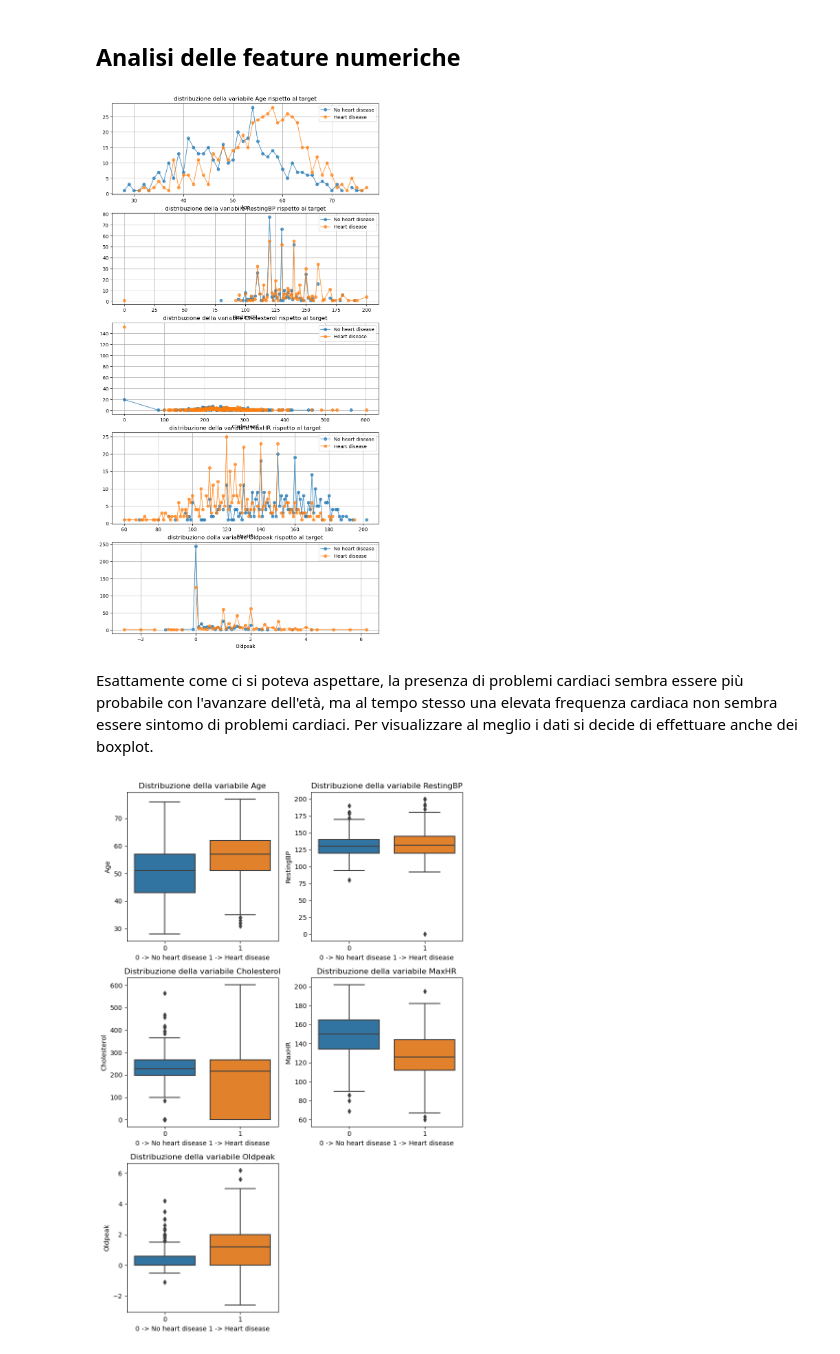
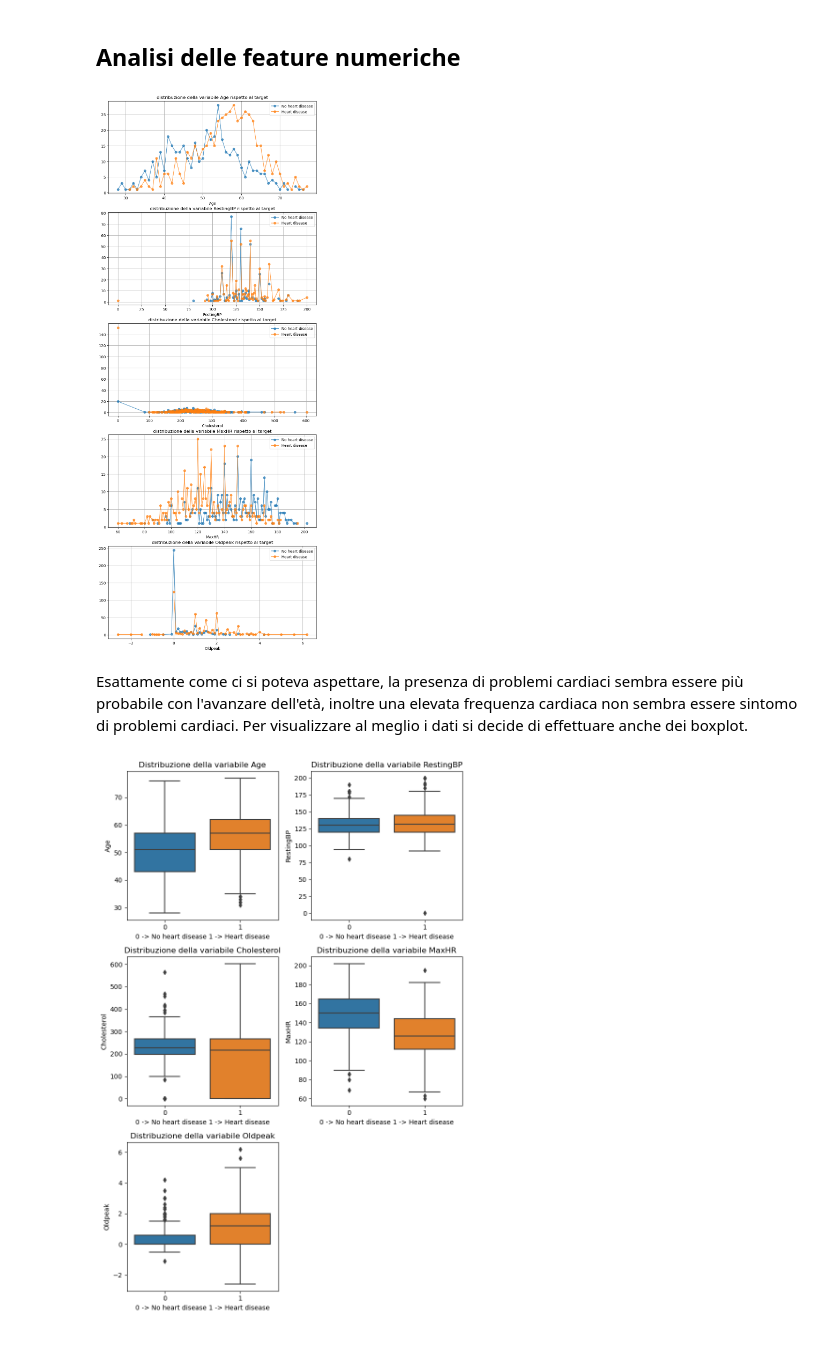
Before and after one commit to Orbmad/Data_Intensive_project, a Jupyter notebook: heart_failure_prediction.ipynb, the cells around one changed output. Drawn from its saved outputs; the diff is of its cells as text; code cells hidden in the pictures.

```diff
--- a/heart_failure_prediction.ipynb
+++ b/heart_failure_prediction.ipynb
@@ -221,7 +221,7 @@ I grafici mostrano alcuni risultati interessanti, ad esempio si può notare come
 ## Analisi delle feature numeriche
 # %%
 # 1 -> Heart disease, 0 -> Normal
-fig, ax = plt.subplots(nrows=5, ncols=1, figsize=(10, 20))
+fig, ax = plt.subplots(nrows=5, ncols=1, figsize=(10, 26))
 
 # Age subplot
 plt.subplot(5,1,1)
@@ -253,36 +253,36 @@ plt.plot(counts.index, counts[0], label="No heart disease", marker='o', alpha=0.
 plt.plot(counts.index, counts[1], label="Heart disease", marker='o', alpha=0.7)
 plt.xlabel(feature_name)
 plt.title(f"distribuzione della variabile {feature_name} rispetto al target")
 plt.legend()
 plt.grid(True)
 
 # MaxHR subplot
 plt.subplot(5,1,4)
 feature_name = 'MaxHR'
 counts = dataset[[feature_name, "HeartDisease"]].groupby([feature_name, "HeartDisease"]).size().unstack()
 plt.plot(counts.index, counts[0], label="No heart disease", marker='o', alpha=0.7)
 plt.plot(counts.index, counts[1], label="Heart disease", marker='o', alpha=0.7)
 plt.xlabel(feature_name)
 plt.title(f"distribuzione della variabile {feature_name} rispetto al target")
 plt.legend()
 plt.grid(True)
 
 # Oldpeak subplot
 plt.subplot(5,1,5)
 feature_name = 'Oldpeak'
 counts = dataset[[feature_name, "HeartDisease"]].groupby([feature_name, "HeartDisease"]).size().unstack()
 plt.plot(counts.index, counts[0], label="No heart disease", marker='o', alpha=0.7)
 plt.plot(counts.index, counts[1], label="Heart disease", marker='o', alpha=0.7)
 plt.xlabel(feature_name)
 plt.title(f"distribuzione della variabile {feature_name} rispetto al target")
 plt.legend()
 plt.grid(True)
 
 plt.show()
 # %% [output]
-[figure, old version]
+[figure, new version]
 # %% [markdown]
-Esattamente come ci si poteva aspettare, la presenza di problemi cardiaci sembra essere più probabile con l'avanzare dell'età, ma al tempo stesso una elevata frequenza cardiaca non sembra essere sintomo di problemi cardiaci. Per visualizzare al meglio i dati si decide di effettuare anche dei boxplot.
+Esattamente come ci si poteva aspettare, la presenza di problemi cardiaci sembra essere più probabile con l'avanzare dell'età, inoltre una elevata frequenza cardiaca non sembra essere sintomo di problemi cardiaci. Per visualizzare al meglio i dati si decide di effettuare anche dei boxplot.
 # %%
 fig, ax = plt.subplots(nrows=3, ncols=2, figsize=(8, 12))
 
```
Also changed, not shown: parts of 39 cells of this notebook.
